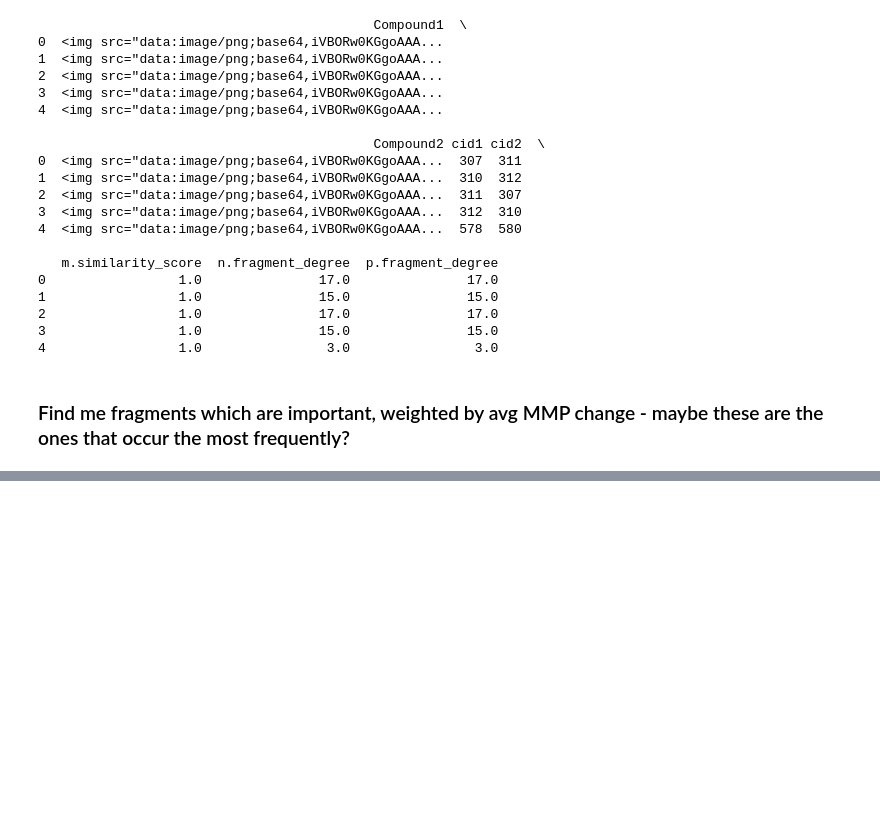
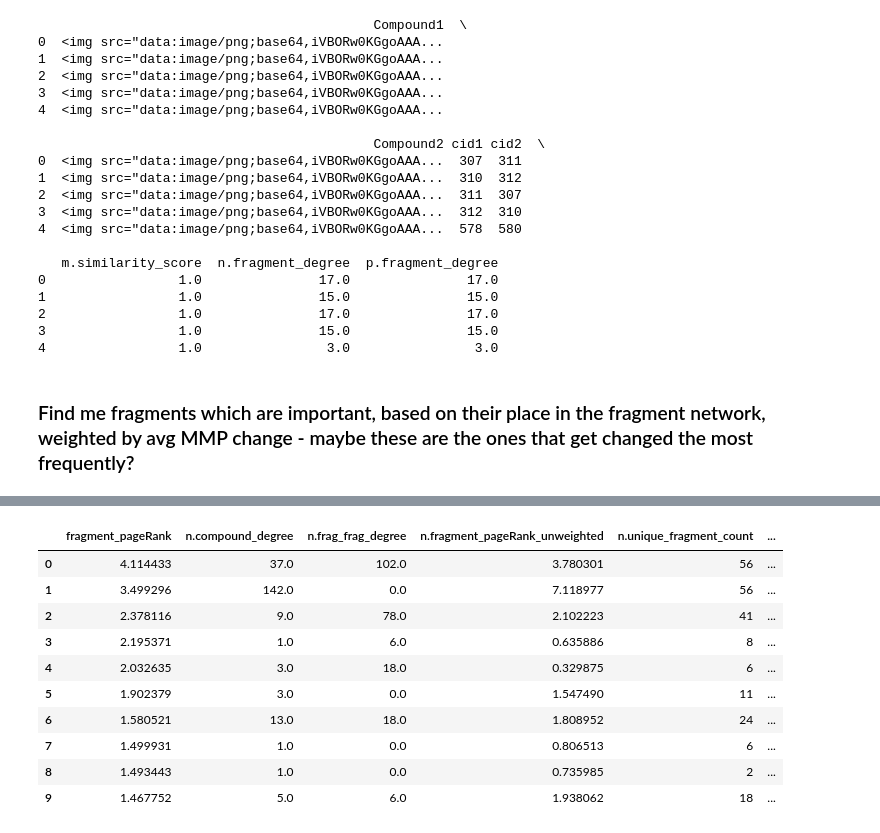
Before and after one commit to bramble50/mmp_kg, a Jupyter notebook: notebooks/Untitled.ipynb, the cells around one changed output, grey strips where cells are left out. Cells and saved outputs as stored; diff of their text form; code cells hidden in the pictures; blank space fills up the shorter version.

```diff
--- a/notebooks/Untitled.ipynb
+++ b/notebooks/Untitled.ipynb
@@ -265,7 +366,7 @@ df.head()
 3                 1.0               15.0               15.0
 4                 1.0                3.0                3.0
 # %% [markdown]
-### Find me fragments which are important, weighted by avg MMP change - maybe these are the ones that occur the most frequently?
+### Find me fragments which are important, based on their place in the fragment network, weighted by avg MMP change - maybe these are the ones that get changed the most frequently?
 # %%
 data = graph_1.run("""
                 CALL gds.pageRank.write('fraggraph', {relationshipWeightProperty:'avg', writeProperty:'fragment_pageRank'})
@@ -287,3 +389,3 @@ PandasTools.AddMoleculeColumnToFrame(df, 'n.smiles','Fragment')
 # %%
-df
+df.head(10)
 # %% [output]
@@ -306,0 +392,11 @@ df
+|  | fragment_pageRank | n.compound_degree | n.frag_frag_degree | n.fragment_pageRank_unweighted | n.unique_fragment_count | ... |
+| 0 | 4.114433 | 37.0 | 102.0 | 3.780301 | 56 | ... |
+| 1 | 3.499296 | 142.0 | 0.0 | 7.118977 | 56 | ... |
+| 2 | 2.378116 | 9.0 | 78.0 | 2.102223 | 41 | ... |
+| 3 | 2.195371 | 1.0 | 6.0 | 0.635886 | 8 | ... |
+| 4 | 2.032635 | 3.0 | 18.0 | 0.329875 | 6 | ... |
+| 5 | 1.902379 | 3.0 | 0.0 | 1.547490 | 11 | ... |
+| 6 | 1.580521 | 13.0 | 18.0 | 1.808952 | 24 | ... |
+| 7 | 1.499931 | 1.0 | 0.0 | 0.806513 | 6 | ... |
+| 8 | 1.493443 | 1.0 | 0.0 | 0.735985 | 2 | ... |
+| 9 | 1.467752 | 5.0 | 6.0 | 1.938062 | 18 | ... |
```
Also changed, not shown: parts of 29 cells of this notebook, 2 other files.
